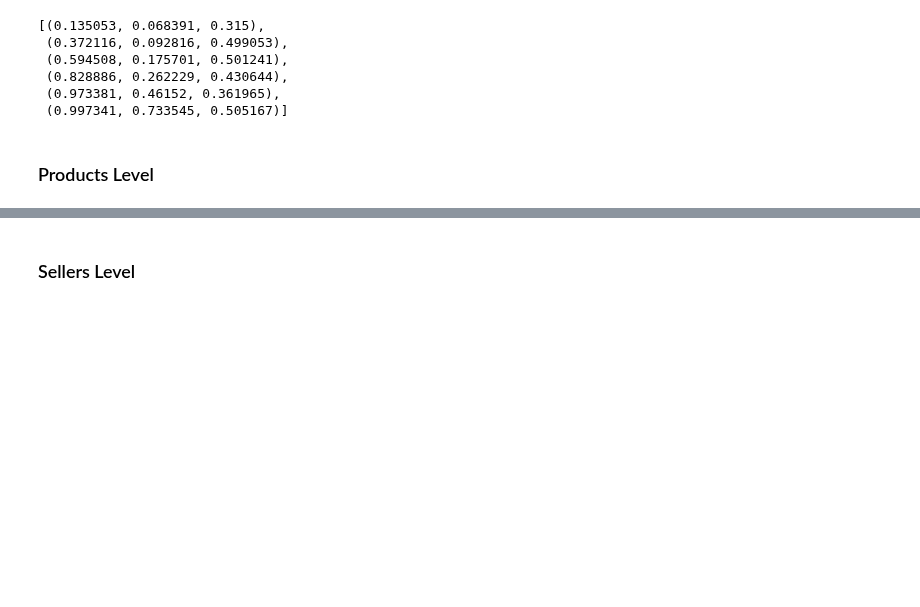
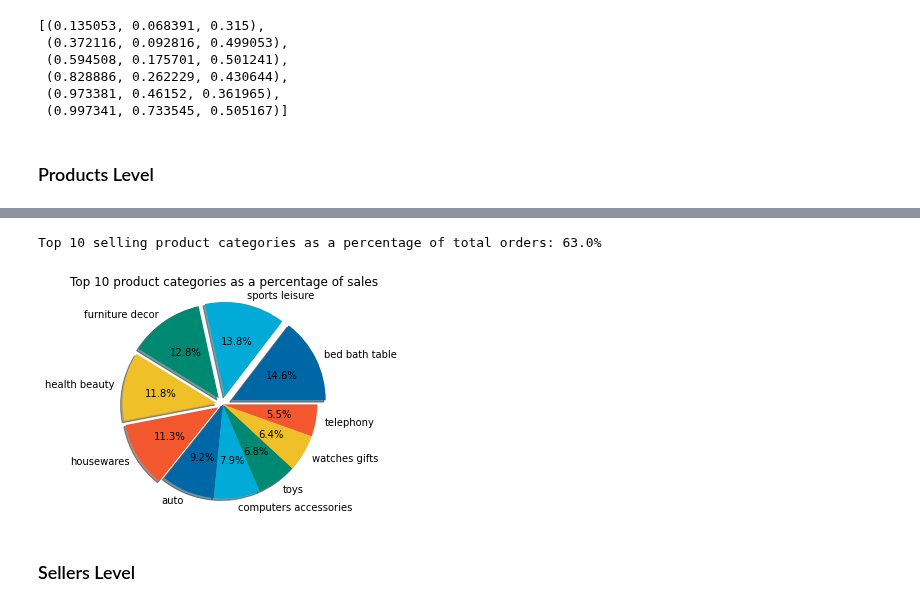
Before and after one commit to hilarylimyuxuan/Customer-Segmentation-Model, a Jupyter notebook: Olist Customer Segmentation Model.ipynb, the cells around one changed output, grey strips where cells are left out. Saved outputs shown, nothing was run; the diff lists cells and outputs as text; code cells hidden in the pictures; blank space fills up the shorter version.

```diff
--- a/Olist Customer Segmentation Model.ipynb
+++ b/Olist Customer Segmentation Model.ipynb
@@ -1641,24 +1641,28 @@ plt.show
 #Top 10 selling product categories as a percentage of total orders20745
 t=pd.DataFrame()
 t=product_totalDf.head(10)
-Total_Percentage=str(round(t['product_category_name_english'].sum()/prdt.shape[0],2)*100)+'%'
+Total_Percentage=str(round(t['Product_Number'].sum()/prdt.shape[0],2)*100)+'%'
 print('Top 10 selling product categories as a percentage of total orders:',Total_Percentage)
+# %% [output]
+Top 10 selling product categories as a percentage of total orders: 63.0%
 # %%
 #This pie chart shows us the top ten selling products as a percentage of the total sales of these ten products
 from matplotlib import pyplot as plt
 plt.figure()
 colors = ['#0067a6','#00abd8','#008972','#efc028','#f2572d']
-plt.pie(product_totalDf['product_category_name_english'].head(10),
+plt.pie(product_totalDf['Product_Number'].head(10),
        explode=[0.1,0.09,0.08,0.07,0.06,0.0,0.0,0.0,0.0,0.0],
        autopct='%1.1f%%',
        colors = colors,
        labels = ['bed bath table','sports leisure','furniture decor','health beauty','housewares','auto','computers accessories','toys','watches gifts','telephony'],      shadow=True,
        startangle=0,
        radius=1)
 plt.axis('equal')
 plt.title('Top 10 product categories as a percentage of sales')
 #Display graphics
 plt.show()
+# %% [output]
+[figure, added]
 # %% [markdown]
 ### Sellers Level
 # %%
```
Also changed, not shown: parts of 44 cells of this notebook.
